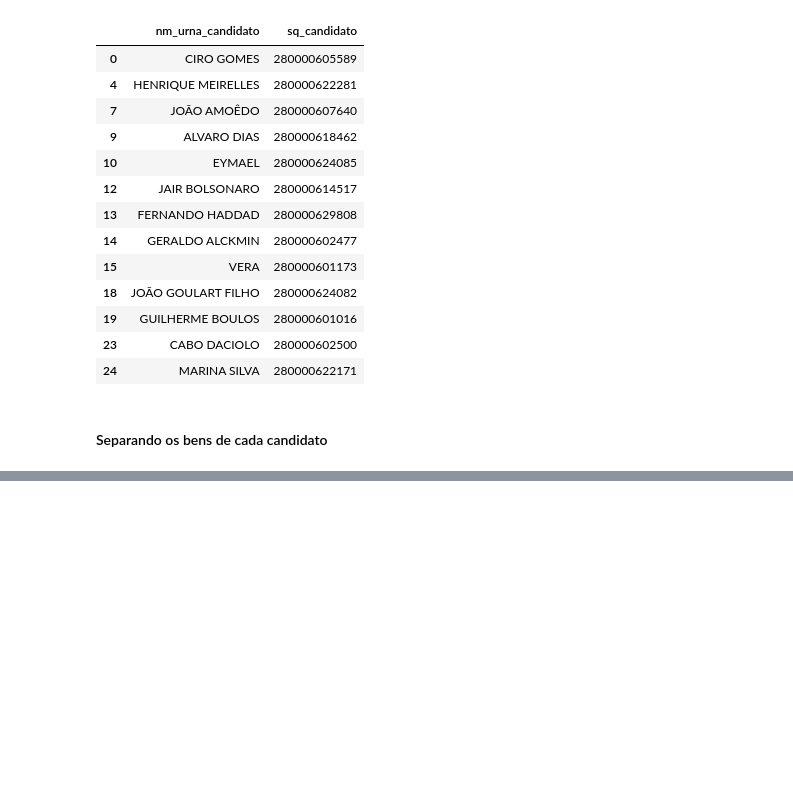
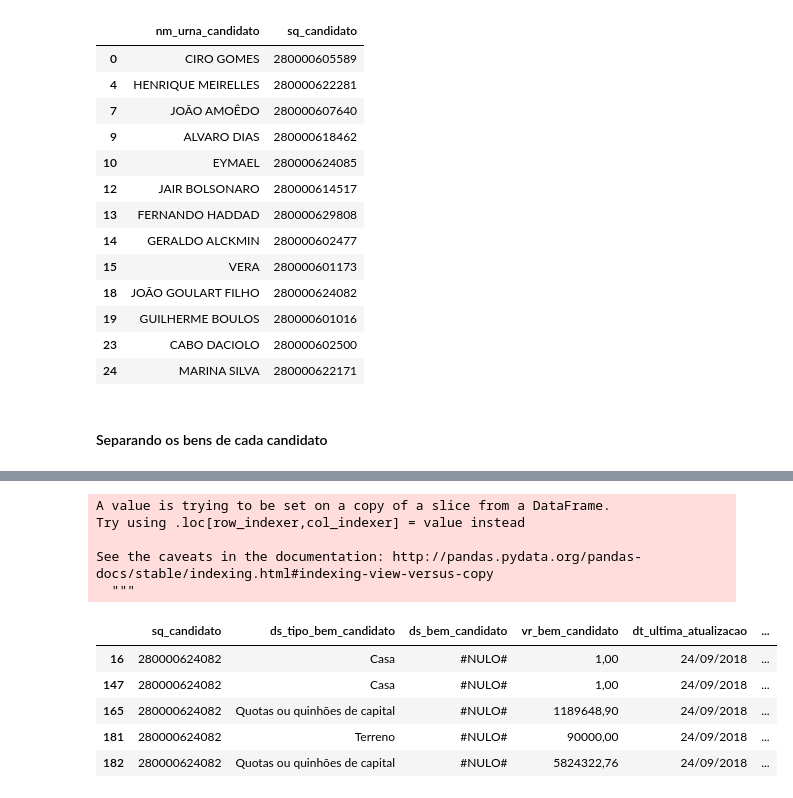
Before and after one commit to jcpsantos/teste_eleicoes_2018, a Jupyter notebook: candidatos_2018.ipynb, the cells around one changed output, grey strips where cells are left out. Cells and saved outputs as stored; diff of their text form; code cells hidden in the pictures; blank space fills up the shorter version.

```diff
--- a/candidatos_2018.ipynb
+++ b/candidatos_2018.ipynb
@@ -357,0 +443,19 @@ See the caveats in the documentation: http://pandas.pydata.org/pandas-docs/stabl
+# %%
+#Verificando os bens do candidato JOÃO GOULART FILHO
+bens_joao_goulart_filho = ds_bens.query('sq_candidato == 280000624082')
+
+#Incluindo a coluna candidato no dataframe
+bens_joao_goulart_filho['candidato'] = "João Goulart Filho"
+bens_joao_goulart_filho.head()
+# %% [output]
+A value is trying to be set on a copy of a slice from a DataFrame.
+Try using .loc[row_indexer,col_indexer] = value instead
+
+See the caveats in the documentation: http://pandas.pydata.org/pandas-docs/stable/indexing.html#indexing-view-versus-copy
+  """
+|  | sq_candidato | ds_tipo_bem_candidato | ds_bem_candidato | vr_bem_candidato | dt_ultima_atualizacao | ... |
+| 16 | 280000624082 | Casa | #NULO# | 1,00 | 24/09/2018 | ... |
+| 147 | 280000624082 | Casa | #NULO# | 1,00 | 24/09/2018 | ... |
+| 165 | 280000624082 | Quotas ou quinhões de capital | #NULO# | 1189648,90 | 24/09/2018 | ... |
+| 181 | 280000624082 | Terreno | #NULO# | 90000,00 | 24/09/2018 | ... |
+| 182 | 280000624082 | Quotas ou quinhões de capital | #NULO# | 5824322,76 | 24/09/2018 | ... |
```
Also changed, not shown: parts of 12 cells of this notebook.
